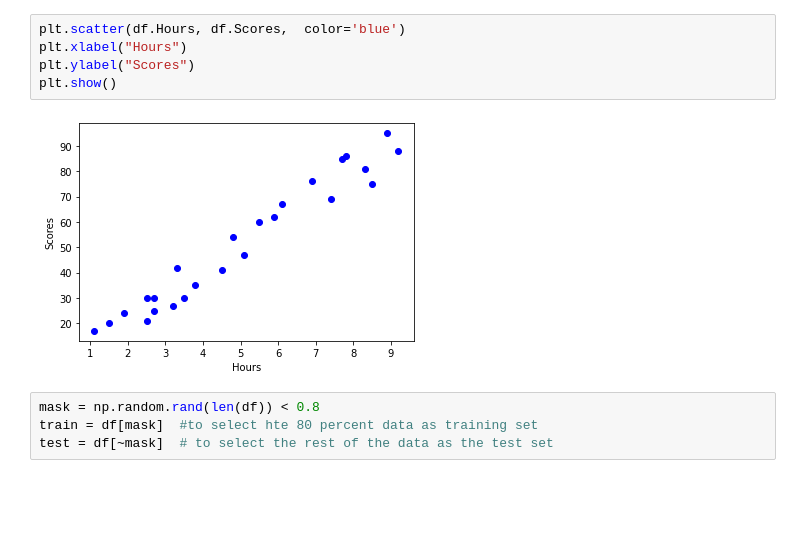
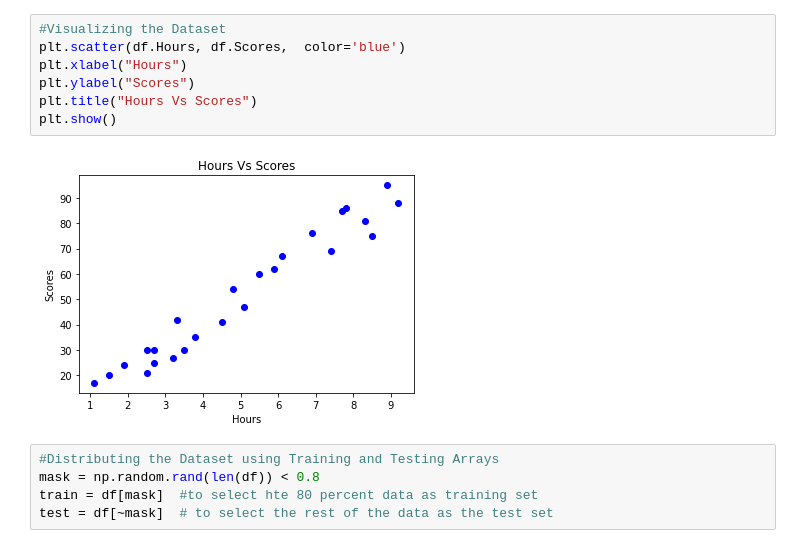
Before and after one commit to anmol1810rs/The_Sparks_Foundation_Internship, a Jupyter notebook: TSF_Task1_SupervisedLearning.ipynb, the cells around one changed output. Saved outputs shown, nothing was run; the diff lists cells and outputs as text; blank space fills up the shorter version.

```diff
--- a/TSF_Task1_SupervisedLearning.ipynb
+++ b/TSF_Task1_SupervisedLearning.ipynb
@@ -48,11 +60,14 @@ plt.show()
 # %%
+#Visualizing the Dataset
 plt.scatter(df.Hours, df.Scores,  color='blue')
 plt.xlabel("Hours")
 plt.ylabel("Scores")
+plt.title("Hours Vs Scores")
 plt.show()
 # %% [output]
-[figure, old version]
+[figure, new version]
 # %%
+#Distributing the Dataset using Training and Testing Arrays
 mask = np.random.rand(len(df)) < 0.8
 train = df[mask]  #to select hte 80 percent data as training set
 test = df[~mask]  # to select the rest of the data as the test set
```
Also changed, not shown: parts of 16 cells of this notebook.
